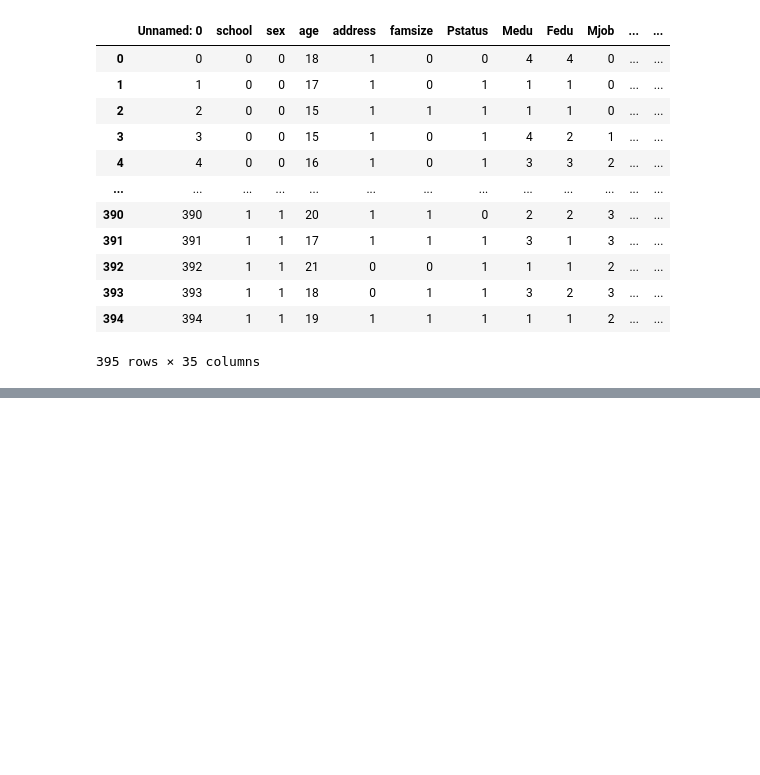
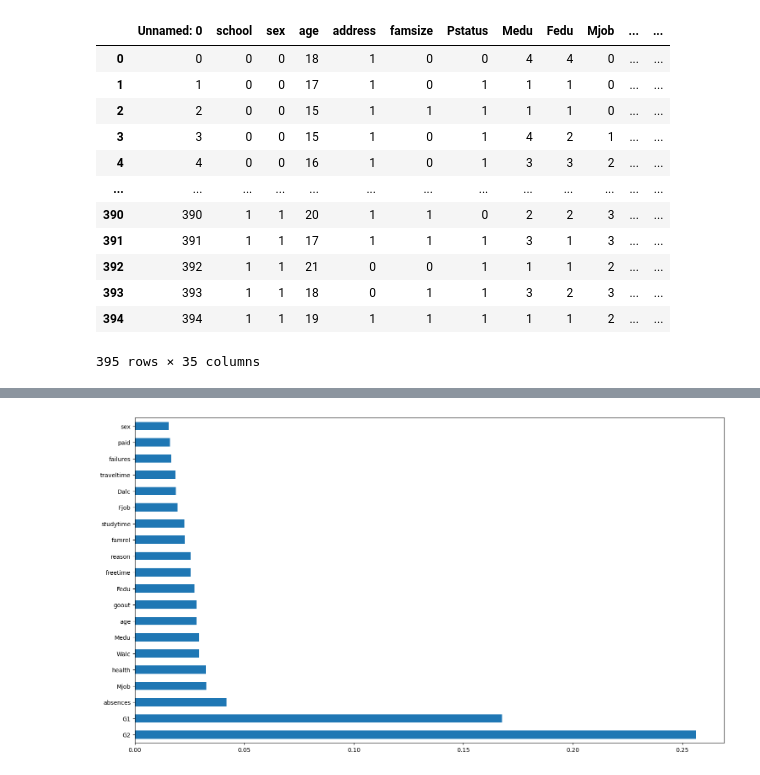
Before and after one commit to pramonettivega/machine_learning_methods, a Jupyter notebook: M2-DecisionTree.ipynb, the cells around one changed output, grey strips where cells are left out. Saved outputs shown, nothing was run; the diff lists cells and outputs as text; code cells hidden in the pictures; blank space fills up the shorter version.

```diff
--- a/M2-DecisionTree.ipynb
+++ b/M2-DecisionTree.ipynb
@@ -87,0 +131,4 @@ One of the problems of the decision tree is tend to overfit. Therefore, a more g
+# %%
+# Create our classifier object
+rfc = RandomForestClassifier(random_state=0)
+rfc
@@ -87,0 +137,3 @@ One of the problems of the decision tree is tend to overfit. Therefore, a more g
+# %%
+# Fit our rfc with the training data
+rfc.fit(X_train, y_train)
@@ -87,0 +152,5 @@ One of the problems of the decision tree is tend to overfit. Therefore, a more g
+# %%
+feat_importances = pd.Series(rfc.feature_importances_, index=X.columns)
+feat_importances.nlargest(20).plot(kind='barh', figsize=(18,10));
+# %% [output]
+[figure, added]
```
Also changed, not shown: parts of 22 cells of this notebook.
